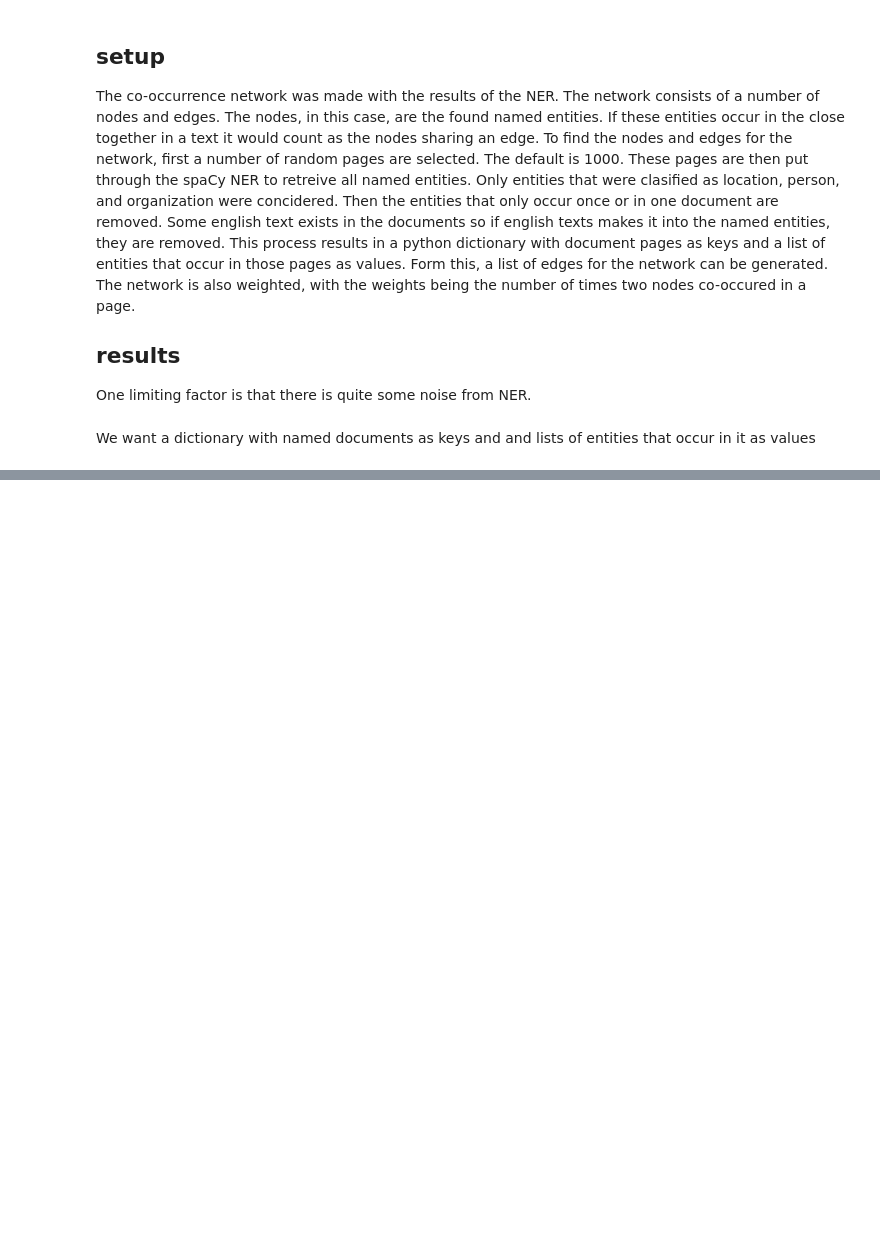
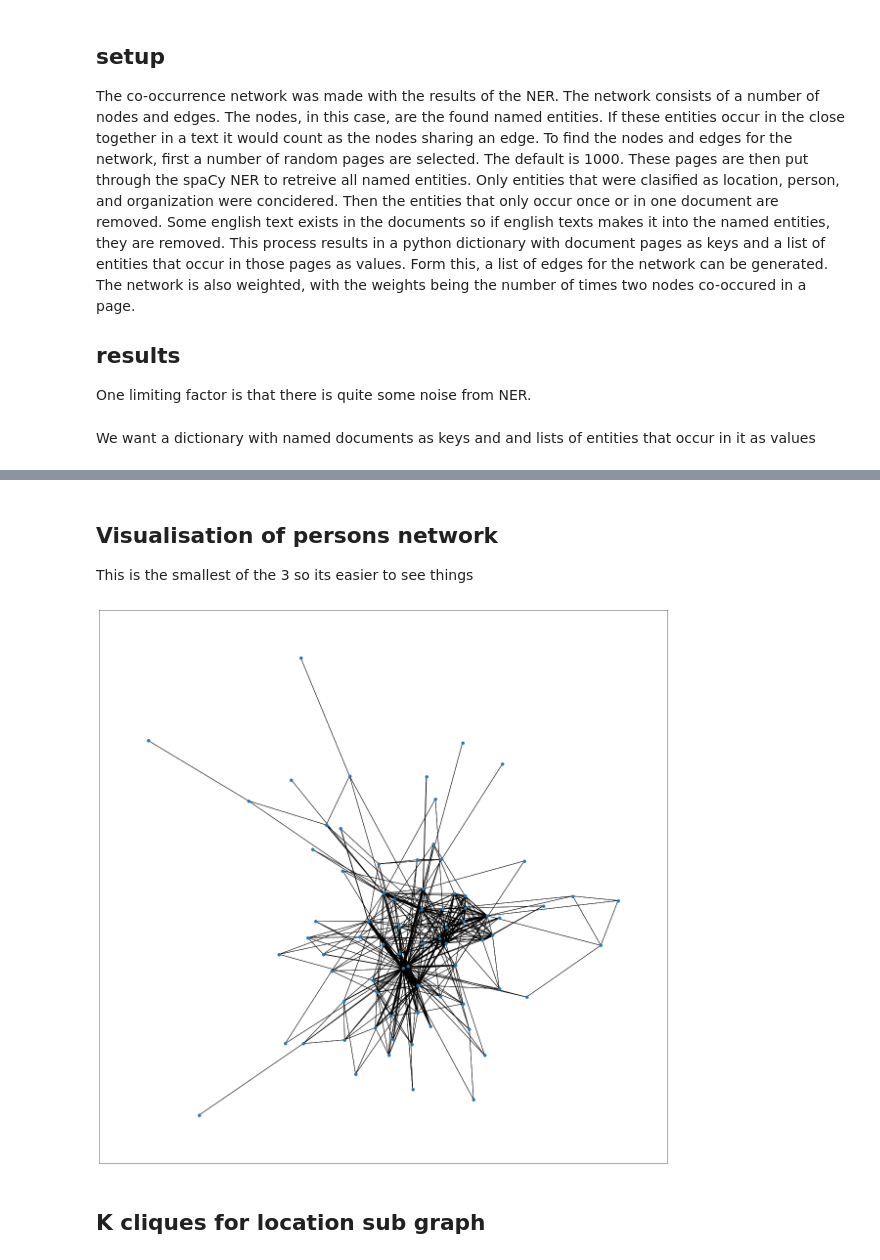
Before and after one commit to JustinBon/thesis, a Jupyter notebook: Notebooks/network.ipynb, the cells around one changed output, grey strips where cells are left out. Drawn from its saved outputs; the diff is of its cells as text; code cells hidden in the pictures; blank space fills up the shorter version.

```diff
--- a/Notebooks/network.ipynb
+++ b/Notebooks/network.ipynb
@@ -93,13 +98,16 @@ def goodEnts(entities):
 
     return documents
 # %%
-def getEntities(text, name):
+def getEntities(text, name, entTypes):
     try:
         text = re.sub('\n+', '\n', text)
         text = re.sub(' +', ' ', text)
 
+        if langid.classify(text)[0] != 'nl':
+            return {name:[]}
+
         NERdoc = nlp(text)
-        NERmatches = getMatches(NERdoc)
+        NERmatches = getMatches(NERdoc, entTypes)
 
         # MinDoc = nlp_ministries(text)
         # MinMatches = getMatches(MinDoc)
@@ -115,10 +123,7 @@ def orderCheck(x, y):
 # %% [markdown]
 We want a dictionary with named documents as keys and and lists of entities that occur in it as values
 # %%
-def getEdges(n = 1000):
-    testDf = df.sample(n, random_state=1)
-    entities = testDf.apply(lambda row: getEntities(row['text'], row['full_name']), axis=1)
-
+def getEdges(entities):
     entitiesDict = {}
 
     for d in entities:
@@ -336,0 +238,16 @@ closeness of nodes
+# %%
+def findRequstByPagecount(n):
+    names = list(df.name.values)
+    names = [x.split('_')[0] for x in names]
+    names = list(set(names))
+
+    closest = 1000000
+    code = ''
+
+    for name in names:
+        nPages = df[df.name.str.contains(name)].shape[0]
+
+        if abs(n - nPages) < closest:
+            closest = abs(n - nPages)
+            code = name
+    return df[df.name.str.contains(code)]
@@ -336,0 +261,13 @@ closeness of nodes
+# %%
+df2 = findRequstByPagecount(500)
+GPerons = makeGraph(df2, method='df', entTypes = ['PERSON'])
+print('People')
+personCliques = calcMeasures(GPerons)
+
+GOrg = makeGraph(df2, method='df', entTypes = ['ORG'])
+print('Organizations')
+OrgCliques = calcMeasures(GOrg)
+
+GLocation = makeGraph(df2, method='df', entTypes = ['FAC','GPE','LOC'])
+print('locations')
+locationCliques = calcMeasures(GLocation)
@@ -336,0 +317,9 @@ closeness of nodes
+# %% [markdown]
+## Visualisation of persons network
+This is the smallest of the 3 so its easier to see things
+# %%
+drawWeightedGraph(GPerons)
+# %% [output]
+[figure, added]
+# %% [markdown]
+## K cliques for location sub graph
```
Also changed, not shown: parts of 16 cells of this notebook, 7 other files.
